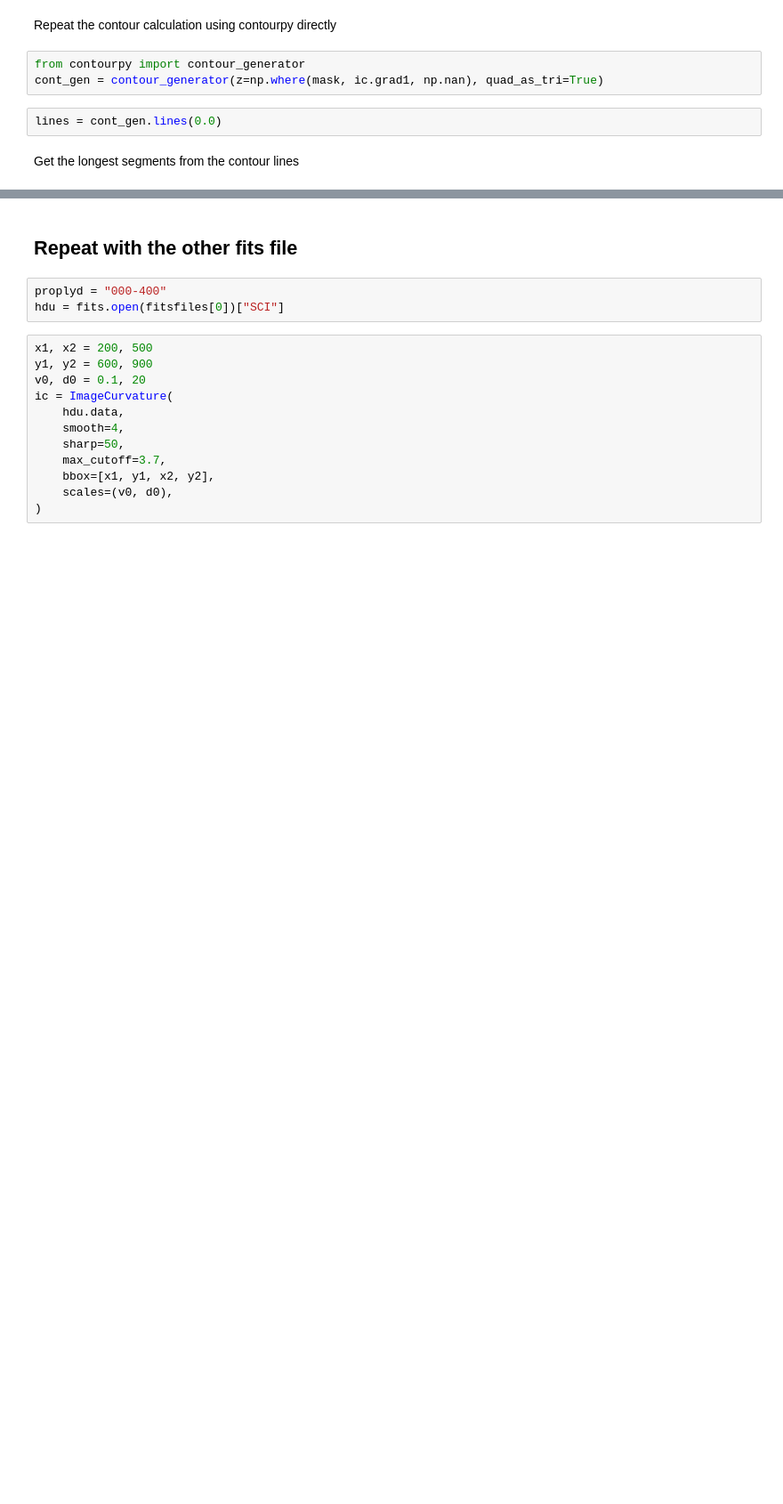
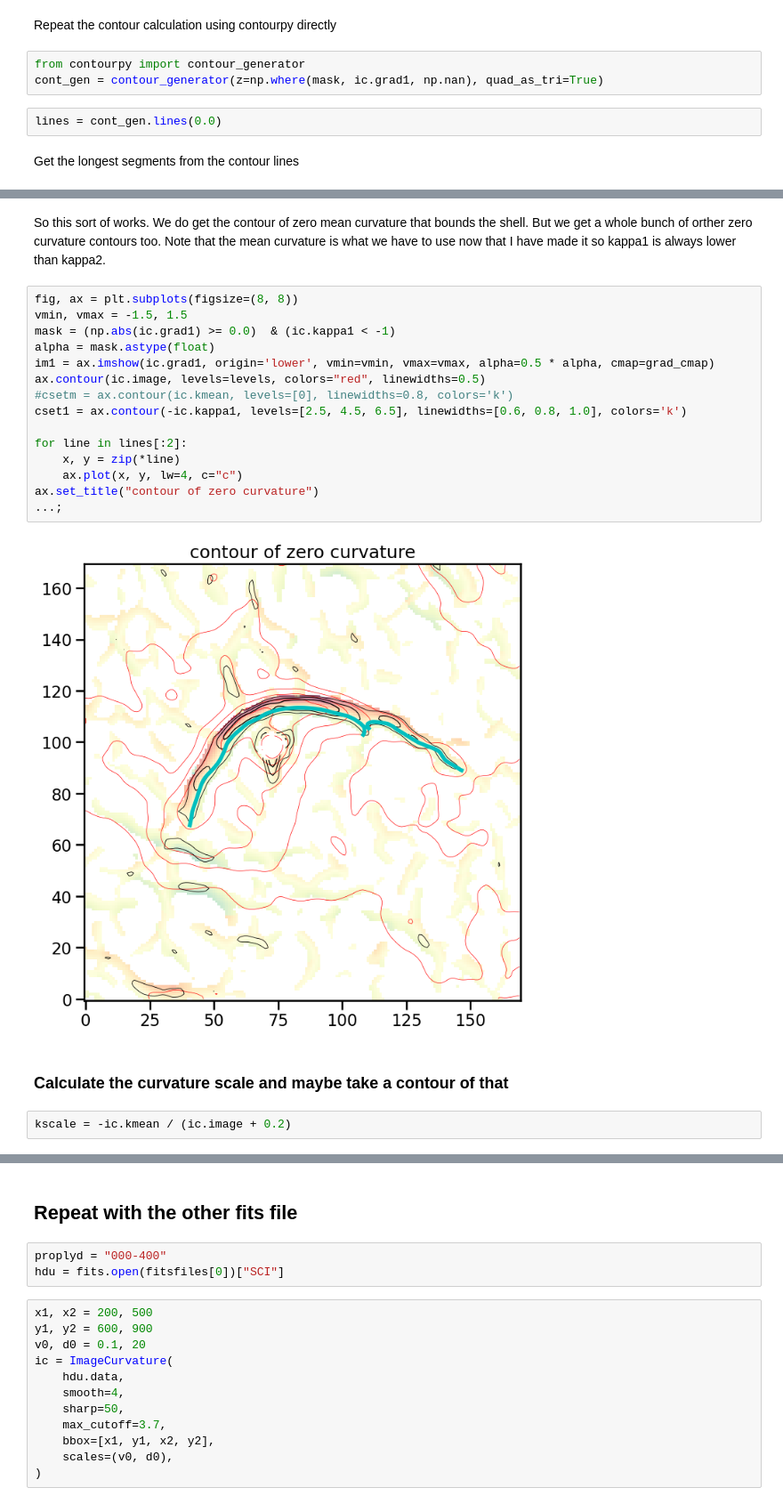
Before and after one commit to div-B-equals-0/ridge-trace, a Jupyter notebook: notebooks/design00.ipynb, the cells around one changed output, grey strips where cells are left out. Shown at 89% size. Drawn from its saved outputs; the diff is of its cells as text; blank space fills up the shorter version.

```diff
--- a/notebooks/design00.ipynb
+++ b/notebooks/design00.ipynb
@@ -159,0 +204,23 @@ So this works great. We can try to merge together
+# %% [markdown]
+So this sort of works. We do get the contour of zero mean curvature that bounds the shell. But we get a whole bunch of orther zero curvature contours too.  Note that the mean curvature is what we have to use now that I have made it so kappa1 is always lower than kappa2.
+# %%
+fig, ax = plt.subplots(figsize=(8, 8))
+vmin, vmax = -1.5, 1.5
+mask = (np.abs(ic.grad1) >= 0.0)  & (ic.kappa1 < -1)
+alpha = mask.astype(float)
+im1 = ax.imshow(ic.grad1, origin='lower', vmin=vmin, vmax=vmax, alpha=0.5 * alpha, cmap=grad_cmap)
+ax.contour(ic.image, levels=levels, colors="red", linewidths=0.5)
+#csetm = ax.contour(ic.kmean, levels=[0], linewidths=0.8, colors='k')
+cset1 = ax.contour(-ic.kappa1, levels=[2.5, 4.5, 6.5], linewidths=[0.6, 0.8, 1.0], colors='k')
+
+for line in lines[:2]:
+    x, y = zip(*line)
+    ax.plot(x, y, lw=4, c="c")
+ax.set_title("contour of zero curvature")
+...;
+# %% [output]
+[figure, added]
+# %% [markdown]
+### Calculate the curvature scale and maybe take a contour of that
+# %%
+kscale = -ic.kmean / (ic.image + 0.2)
```
Also changed, not shown: parts of 15 cells of this notebook, 6 other files.
